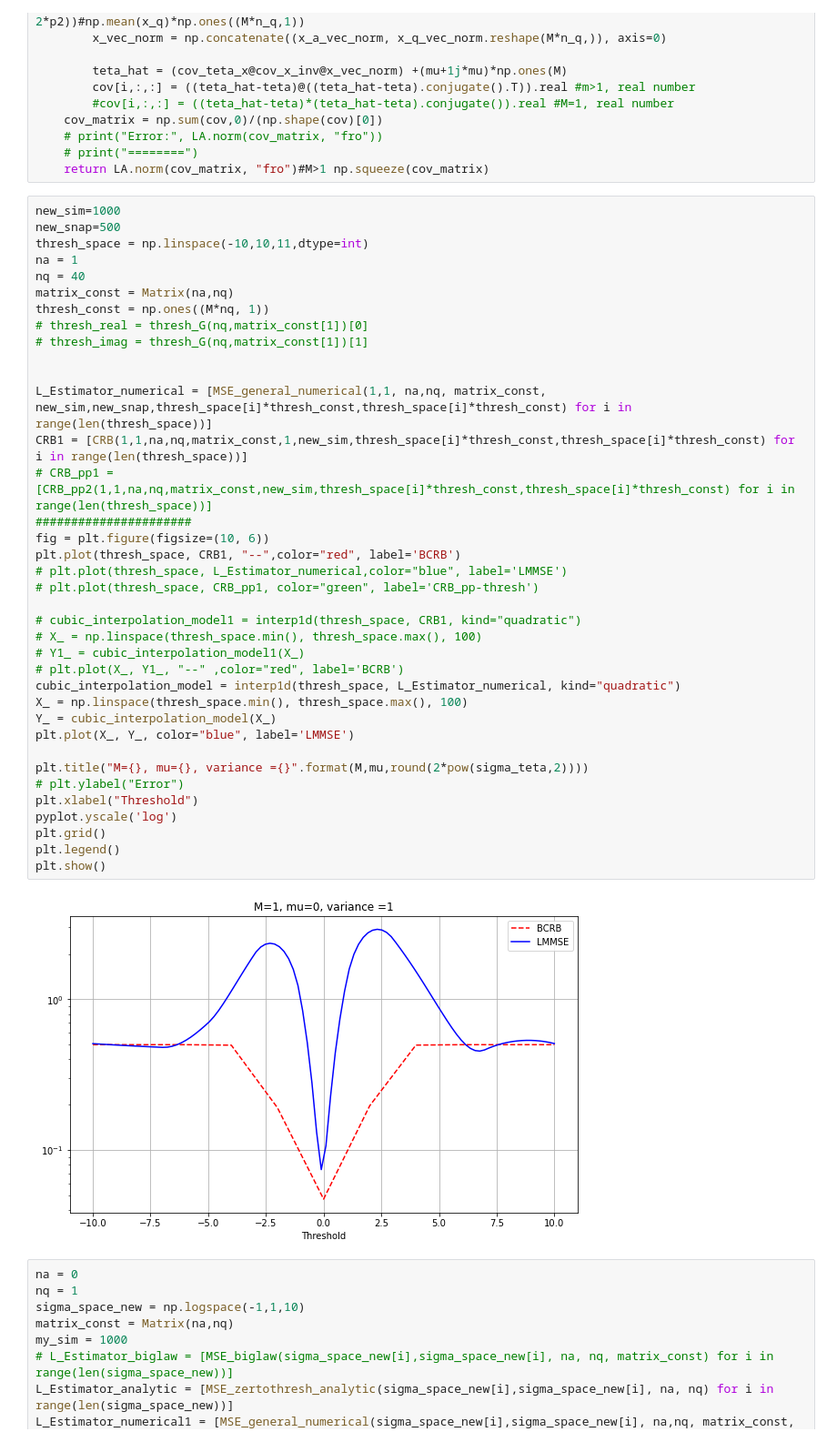
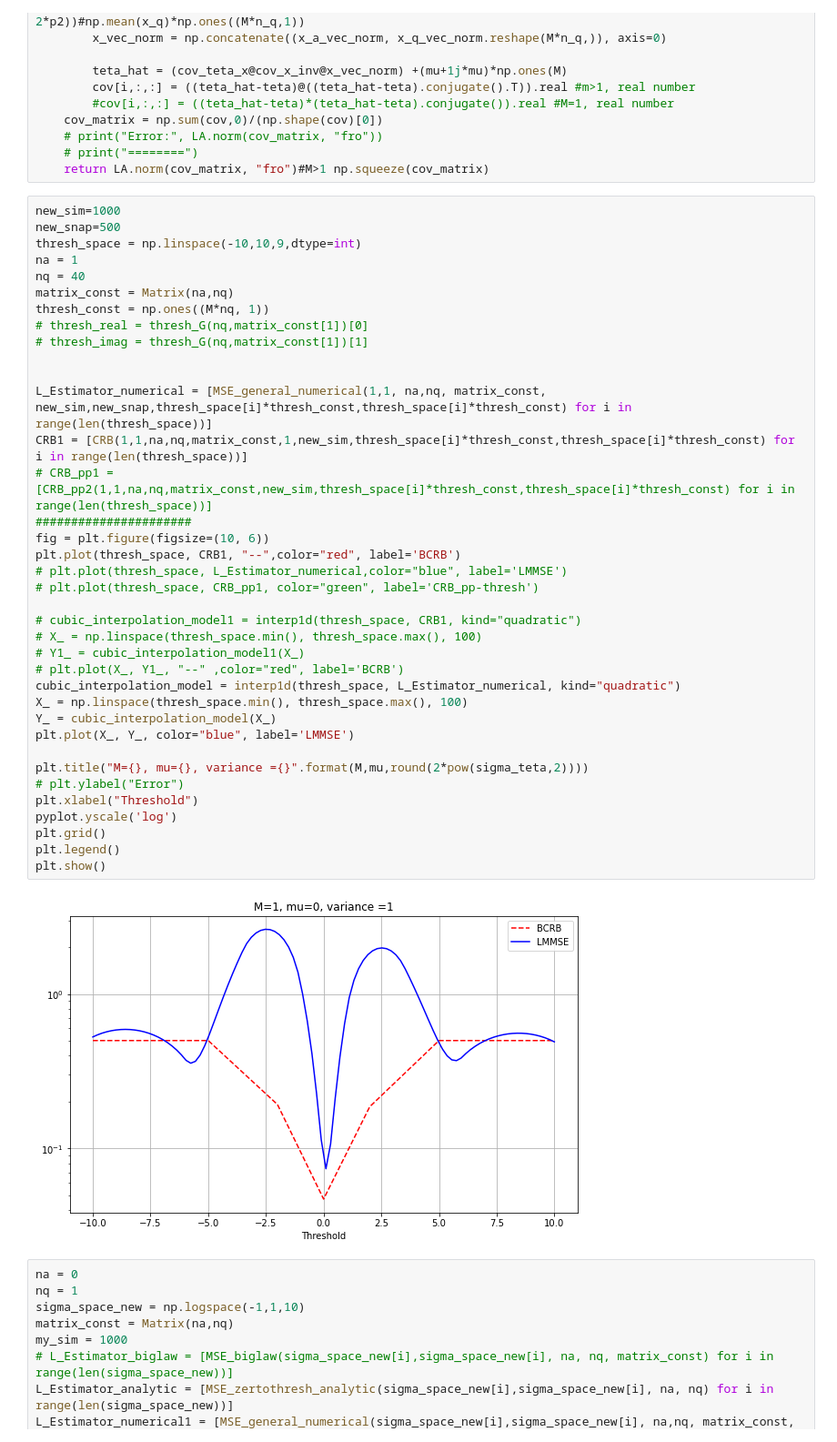
Before and after one commit to mazyaniv/Channel_Estimation, a Jupyter notebook: yaniv.ipynb, the cells around one changed output. Shown at 91% size. Drawn from its saved outputs; the diff is of its cells as text.

```diff
--- a/yaniv.ipynb
+++ b/yaniv.ipynb
@@ -277,7 +277,7 @@ def MSE_general_numerical(sigma1,sigma2, n_a,n_q, matrix, observ,snap=1000, thre
 # %%
 new_sim=1000
 new_snap=500
-thresh_space = np.linspace(-10,10,11,dtype=int)
+thresh_space = np.linspace(-10,10,9,dtype=int)
 na = 1
 nq = 40
 matrix_const = Matrix(na,nq)
@@ -285,34 +285,34 @@ thresh_const = np.ones((M*nq, 1))
 # thresh_real = thresh_G(nq,matrix_const[1])[0]
 # thresh_imag = thresh_G(nq,matrix_const[1])[1]
 
 
 L_Estimator_numerical = [MSE_general_numerical(1,1, na,nq, matrix_const, new_sim,new_snap,thresh_space[i]*thresh_const,thresh_space[i]*thresh_const) for i in range(len(thresh_space))]
 CRB1 = [CRB(1,1,na,nq,matrix_const,1,new_sim,thresh_space[i]*thresh_const,thresh_space[i]*thresh_const) for i in range(len(thresh_space))]
 # CRB_pp1 = [CRB_pp2(1,1,na,nq,matrix_const,new_sim,thresh_space[i]*thresh_const,thresh_space[i]*thresh_const) for i in range(len(thresh_space))]
 ######################
 fig = plt.figure(figsize=(10, 6))
 plt.plot(thresh_space, CRB1, "--",color="red", label='BCRB')
 # plt.plot(thresh_space, L_Estimator_numerical,color="blue", label='LMMSE')
 # plt.plot(thresh_space, CRB_pp1, color="green", label='CRB_pp-thresh')
 
 # cubic_interpolation_model1 = interp1d(thresh_space, CRB1, kind="quadratic")
 # X_ = np.linspace(thresh_space.min(), thresh_space.max(), 100)
 # Y1_ = cubic_interpolation_model1(X_)
 # plt.plot(X_, Y1_, "--" ,color="red", label='BCRB')
 cubic_interpolation_model = interp1d(thresh_space, L_Estimator_numerical, kind="quadratic")
 X_ = np.linspace(thresh_space.min(), thresh_space.max(), 100)
 Y_ = cubic_interpolation_model(X_)
 plt.plot(X_, Y_, color="blue", label='LMMSE')
 
 plt.title("M={}, mu={}, variance ={}".format(M,mu,round(2*pow(sigma_teta,2))))
 # plt.ylabel("Error")
 plt.xlabel("Threshold")
 pyplot.yscale('log')
 plt.grid()
 plt.legend()
 plt.show()
 # %% [output]
-[figure, old version]
+[figure, new version]
 # %%
 na = 0
 nq = 1
```
